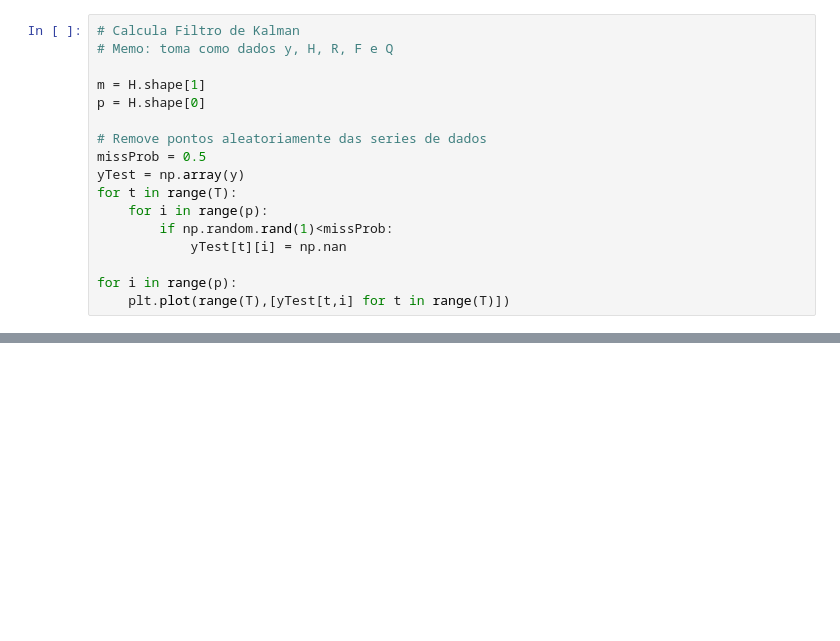
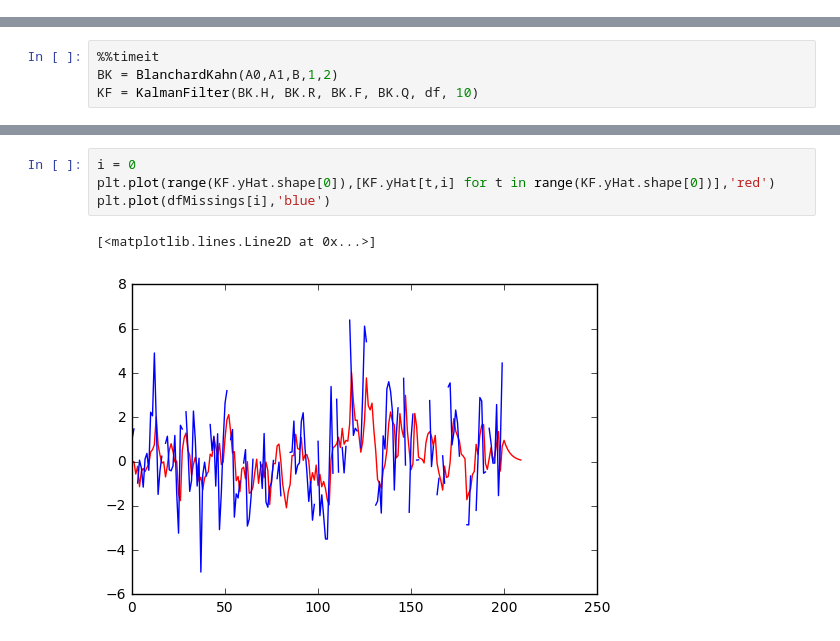
Before and after one commit to bgcampos/BayesianEconometrics, a Jupyter notebook: DSGE.ipynb, the cells around one changed output, grey strips where cells are left out. Saved outputs shown, nothing was run; the diff lists cells and outputs as text; blank space fills up the shorter version.

Commit message:
DSGE model, Blanchard Kahn solution and Kalman Filter

```diff
--- a/DSGE.ipynb
+++ b/DSGE.ipynb
@@ -543,17 +158,0 @@ Where $K_t$ is the **Kalman filter gain**.
-# %%
-# Calcula Filtro de Kalman
-# Memo: toma como dados y, H, R, F e Q
-
-m = H.shape[1]
-p = H.shape[0]
-
-# Remove pontos aleatoriamente das series de dados
-missProb = 0.5
-yTest = np.array(y)
-for t in range(T):
-    for i in range(p):
-        if np.random.rand(1)<missProb:
-            yTest[t][i] = np.nan
-
-for i in range(p):
-    plt.plot(range(T),[yTest[t,i] for t in range(T)])
@@ -638,0 +159,4 @@ L
+# %%
+%%timeit
+BK = BlanchardKahn(A0,A1,B,1,2)
+KF = KalmanFilter(BK.H, BK.R, BK.F, BK.Q, df, 10)
@@ -638,0 +165,7 @@ L
+# %%
+i = 0
+plt.plot(range(KF.yHat.shape[0]),[KF.yHat[t,i] for t in range(KF.yHat.shape[0])],'red')
+plt.plot(dfMissings[i],'blue')
+# %% [output]
+[<matplotlib.lines.Line2D at 0x...>]
+[figure, added]
```
Also changed, not shown: parts of 22 cells of this notebook.
